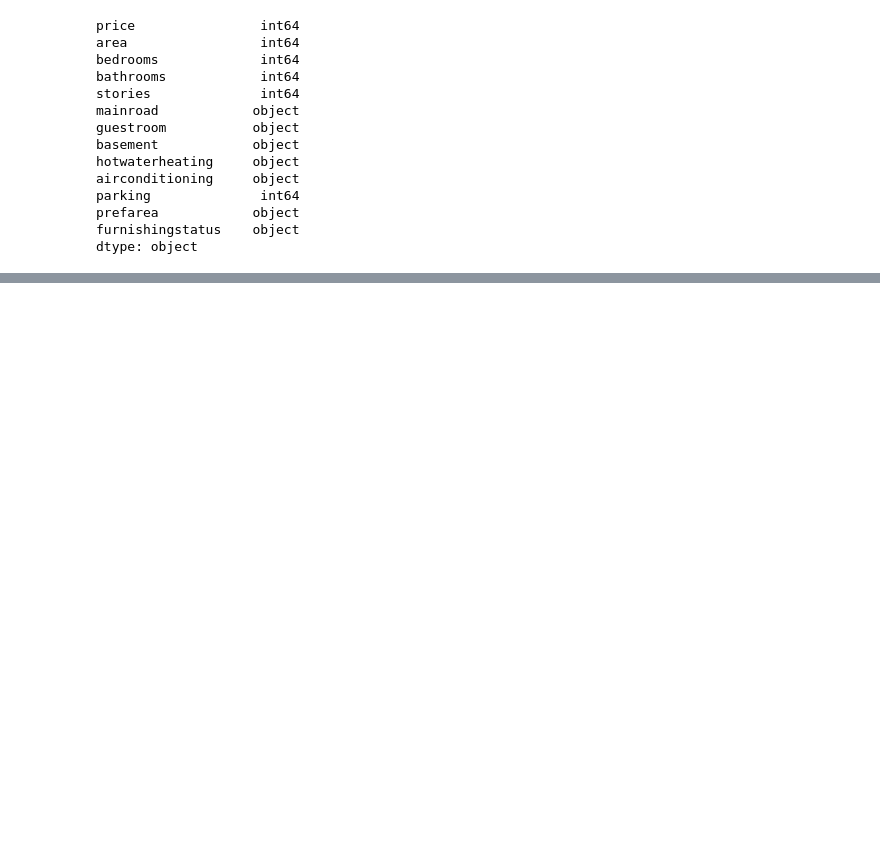
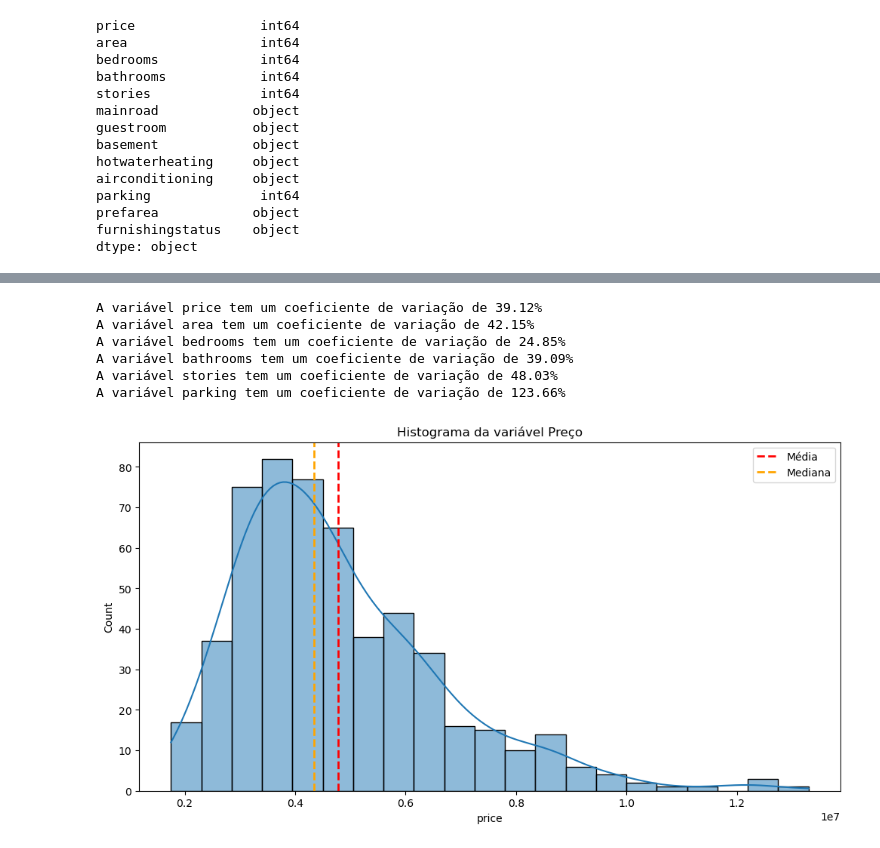
Before and after one commit to hugogsmendes/Houses-prediction, a Jupyter notebook: models_ml/model.ipynb, the cells around one changed output, grey strips where cells are left out. Cells and saved outputs as stored; diff of their text form; code cells hidden in the pictures; blank space fills up the shorter version.

```diff
--- a/models_ml/model.ipynb
+++ b/models_ml/model.ipynb
@@ -125,0 +173,12 @@ Preço da Casa (Atributo Alvo) -> Preço
+# %%
+media_casa_1 = np.mean(df_casas.loc[[408,496], "price"]) # média do preço
+df_casas.loc[408, "price"] = media_casa_1 # substituindo pela média
+df_casas.drop(496, axis=0, inplace=True) # removendo a outra linha
+# %%
+media_casa_2 = np.mean(df_casas.loc[[458,544], "price"])
+df_casas.loc[458, "price"] = media_casa_2
+df_casas.drop(544, axis=0, inplace=True)
+# %%
+media_casa_3 = np.mean(df_casas.loc[[385,525], "price"])
+df_casas.loc[385, "price"] = media_casa_3
+df_casas.drop(525, axis=0, inplace=True)
@@ -125,0 +219,23 @@ Preço da Casa (Atributo Alvo) -> Preço
+# %%
+# Calculando o coeficiente de variação das variáveis numéricas
+for column in df_casas.select_dtypes(include=np.number).columns:
+    cv = (df_casas[column].std() / df_casas[column].mean()) * 100
+    print(f"A variável {column} tem um coeficiente de variação de {cv:.2f}%")
+# %% [output]
+A variável price tem um coeficiente de variação de 39.12%
+A variável area tem um coeficiente de variação de 42.15%
+A variável bedrooms tem um coeficiente de variação de 24.85%
+A variável bathrooms tem um coeficiente de variação de 39.09%
+A variável stories tem um coeficiente de variação de 48.03%
+A variável parking tem um coeficiente de variação de 123.66%
+# %%
+# Distribuição dos atributos
+plt.figure(figsize=(12,6))
+sns.histplot(df_casas["price"], kde=True)
+plt.axvline(df_casas["price"].mean(), color = "red", linestyle = '--', linewidth = 2, label = f"Média")
+plt.axvline(df_casas["price"].median(), color = "orange", linestyle = '--', linewidth = 2, label = f"Mediana")
+plt.title("Histograma da variável Preço")
+plt.legend()
+plt.show()
+# %% [output]
+[figure, added]
```
Also changed, not shown: parts of 22 cells of this notebook.
